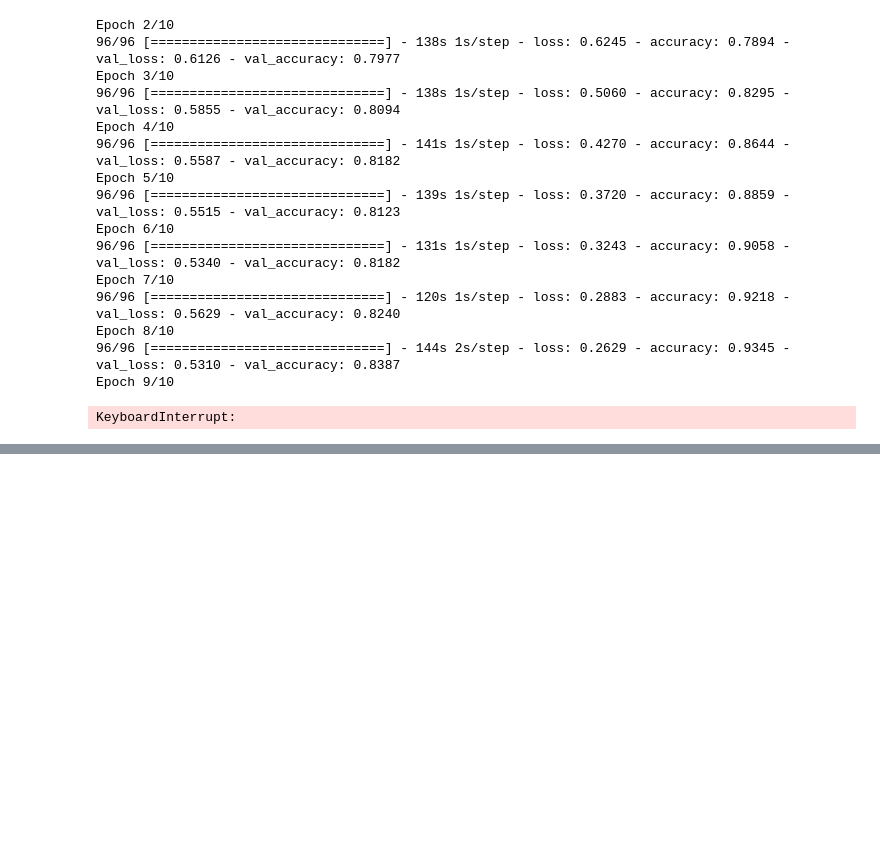
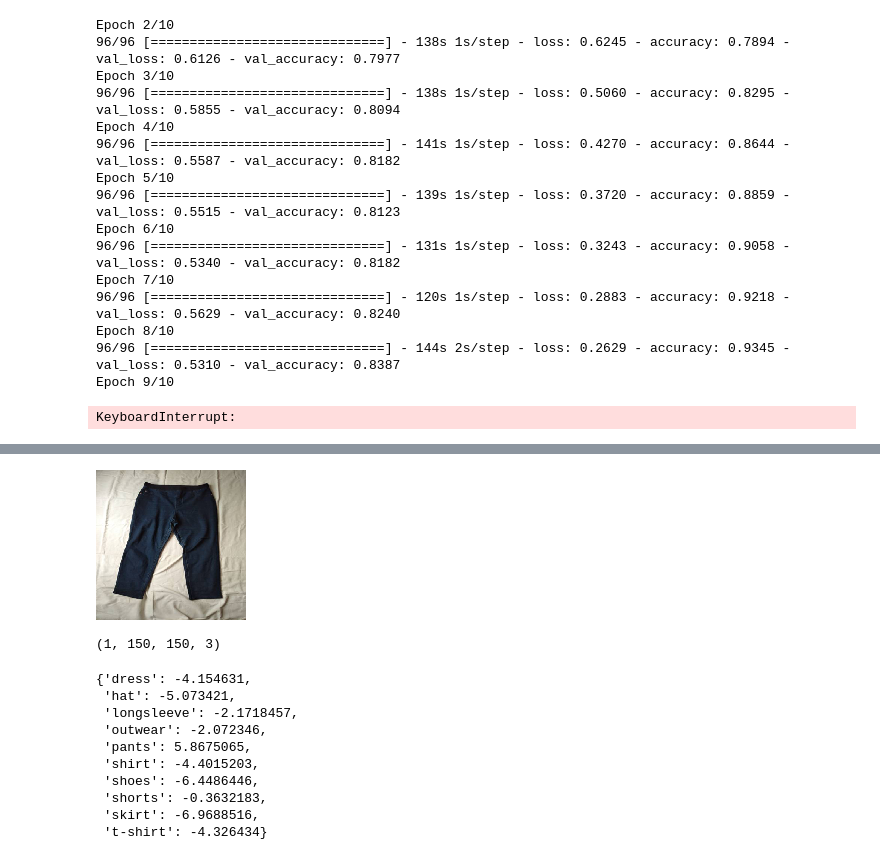
Before and after one commit to razorcd/ml-project, a Jupyter notebook: course8/course8.ipynb, the cells around one changed output, grey strips where cells are left out. Saved outputs shown, nothing was run; the diff lists cells and outputs as text; code cells hidden in the pictures; blank space fills up the shorter version.

```diff
--- a/course8/course8.ipynb
+++ b/course8/course8.ipynb
@@ -287,0 +351,20 @@ Epoch 1/2
+# %%
+# Test best model on test dataset
+
+import tensorflow as tf
+from tensorflow import keras
+from tensorflow.keras.preprocessing.image import ImageDataGenerator
+from tensorflow.keras.applications.xception import preprocess_input
+
+best_model = keras.models.load_model('xception_v01_08_0.839.h5')
+
+val_gen = ImageDataGenerator(preprocessing_function=preprocess_input)
+
+test_ds = train_gen.flow_from_directory(
+    './clothing-dataset-small/test',
+    target_size=(299,299),
+    batch_size=32,
+    shuffle=False
+)
+
+best_model.evaluate(test_ds)
@@ -287,0 +375,31 @@ Epoch 1/2
+# %%
+# Apply best model to an image
+from tensorflow.keras.preprocessing.image import load_img
+import numpy as np
+
+path = 'clothing-dataset-small/test/pants/c8d21106-bbdb-4e8d-83e4-bf3d14e54c16.jpg'
+img = load_img(path, target_size=(150,150))
+display(img)
+
+x = np.array(img)
+X = np.array([x])
+print(X.shape)
+
+X = preprocess_input(X)
+
+pred = best_model.predict(X)
+types = train_ds.class_indices.keys()
+dict(zip(types, pred[0]))
+# %% [output]
+[figure, added]
+(1, 150, 150, 3)
+{'dress': -4.154631,
+ 'hat': -5.073421,
+ 'longsleeve': -2.1718457,
+ 'outwear': -2.072346,
+ 'pants': 5.8675065,
+ 'shirt': -4.4015203,
+ 'shoes': -6.4486446,
+ 'shorts': -0.3632183,
+ 'skirt': -6.9688516,
+ 't-shirt': -4.326434}
```
Also changed, not shown: parts of 6 cells of this notebook.
